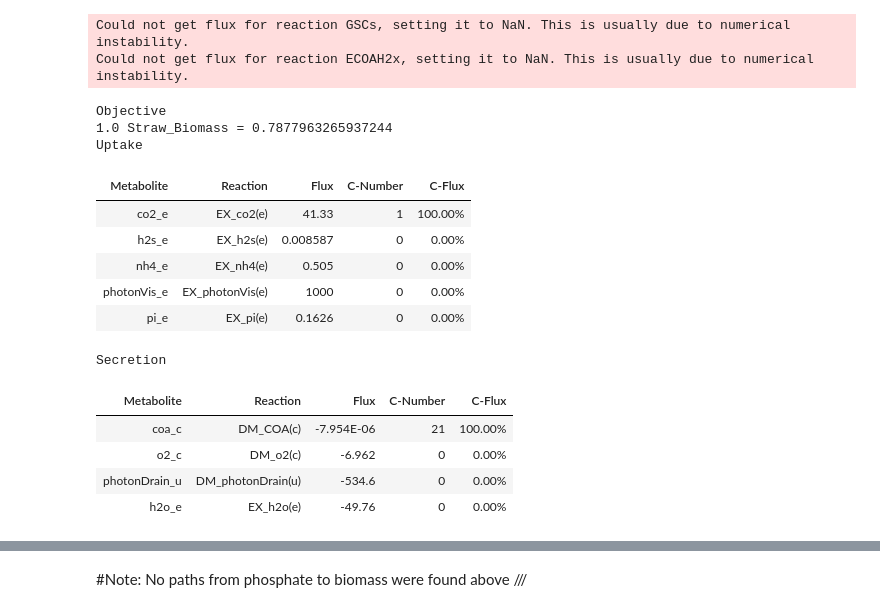
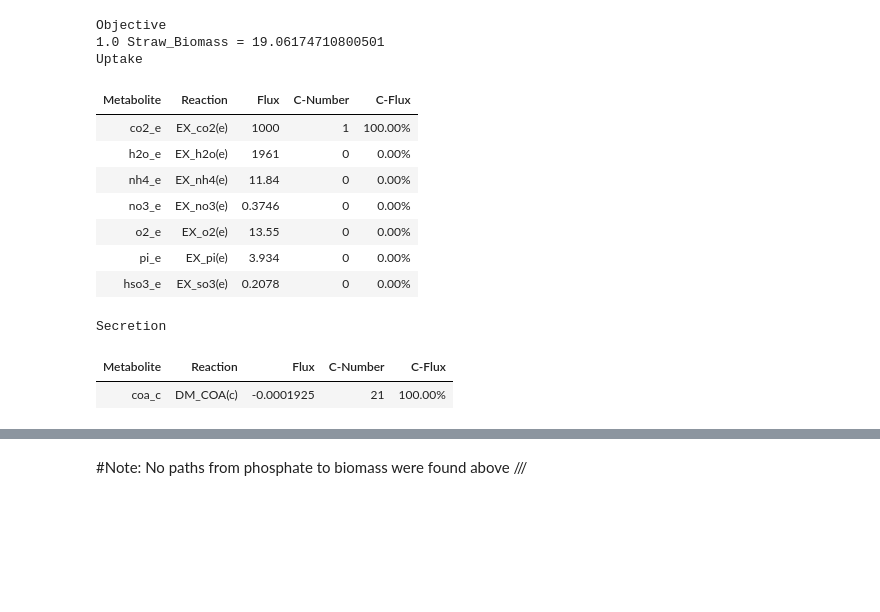
Before and after one commit to rtsantos3/RiceMM, a Jupyter notebook: Scripts/Sanity-checks.ipynb, the cells around one changed output, grey strips where cells are left out. Drawn from its saved outputs; the diff is of its cells as text; code cells hidden in the pictures; blank space fills up the shorter version.

Commit message:
Benchmarking infeasible loops in 1 & 2 cell model

```diff
--- a/Scripts/Sanity-checks.ipynb
+++ b/Scripts/Sanity-checks.ipynb
@@ -45,25 +73,0 @@ Use of GENE ASSOCIATION or GENE_ASSOCIATION in the notes element is discouraged,
-# %%
-#Test nga natin yung model2 kung ganyan rin siya.
-
-
-for item in model2.reactions:
-    if "EX_" in item.id:
-        item.lower_bound = 0
-
-
-model2.reactions.get_by_id('EX_photonVis_LPAREN_e_RPAREN_').lower_bound = -1000
-#     model2.reactions.get_by_id('EX_o2_LPAREN_e_RPAREN_').lower_bound = -10
-#     model2.reactions.get_by_id('EX_co2_LPAREN_e_RPAREN_').lower_bound = -10
-model2.reactions.get_by_id('EX_fe3_LPAREN_e_RPAREN_').lower_bound = -10
-# model2.reactions.get_by_id('EX_mg2_LPAREN_e_RPAREN_').lower_bound = -10
-model2.reactions.get_by_id('EX_no3_LPAREN_e_RPAREN_').lower_bound = -10
-model2.reactions.get_by_id('EX_so4_LPAREN_e_RPAREN_').lower_bound = -10
-model2.reactions.get_by_id('EX_h2o_LPAREN_e_RPAREN_').lower_bound = -10
-model2.reactions.get_by_id('EX_pi_LPAREN_e_RPAREN_').lower_bound = -1000
-model2.reactions.get_by_id('EX_h_LPAREN_e_RPAREN_').lower_bound = -10
-
-
-with model2:
-
-    cobra.flux_analysis.add_loopless(model2)
-    summ = model2.optimize()
@@ -142,39 +107,41 @@ for rows in file:
+# %%
+leaf_intact_bounds_dict = {}
+for rxns in model.reactions:
+    if rxns.id in leaf_inactive_rxns:
+        leaf_intact_bounds_dict[rxns.id] = rxns.bounds
 # %%
-#With phosphate import
+#With phosphate import, turned off reactions
 
 with model:
     for rxns in model.reactions:
         if rxns.id in leaf_inactive_rxns: #Turn off all reactions in list shown above
             rxns.bounds = (0,0)
 
     photo_medium = mm.read_medium_csv('../misc/photo_medium.csv', model)
     photo_medium['EX_co2(e)'] = 1000
-    photo_medium['EX_o2(e)'] = 1
-    photo_medium['EX_pi(e)'] = 1
-    photo_medium['EX_no3(e)'] = 1
+    photo_medium['EX_o2(e)'] = 1000
+    photo_medium['EX_pi(e)'] = 1000
+    photo_medium['EX_no3(e)'] = 1000
     photo_medium['EX_photonVis(e)'] = 1000
 
     model.medium = photo_medium
 
     summ_no_cofactor_cyc = model.summary()
     blocked_rxns_list = cobra.flux_analysis.find_blocked_reactions(model)
     cobra.io.write_sbml_model(model, '../model/for_testing/ios2164_1cell_turned_off_leaf_rxns.xml')
 summ_no_cofactor_cyc
 # %% [output]
-Could not get flux for reaction GSCs, setting it to NaN. This is usually due to numerical instability.
-Could not get flux for reaction ECOAH2x, setting it to NaN. This is usually due to numerical instability.
+Objective
+1.0 Straw_Biomass = 19.06174710800501
+Uptake
+| Metabolite | Reaction | Flux | C-Number | C-Flux |
+| co2_e | EX_co2(e) | 1000 | 1 | 100.00% |
+| h2o_e | EX_h2o(e) | 1961 | 0 | 0.00% |
+| nh4_e | EX_nh4(e) | 11.84 | 0 | 0.00% |
+| no3_e | EX_no3(e) | 0.3746 | 0 | 0.00% |
+| o2_e | EX_o2(e) | 13.55 | 0 | 0.00% |
+| pi_e | EX_pi(e) | 3.934 | 0 | 0.00% |
+| hso3_e | EX_so3(e) | 0.2078 | 0 | 0.00% |
-Objective
-1.0 Straw_Biomass = 0.7877963265937244
-Uptake
+Secretion
-| Metabolite | Reaction | Flux | C-Number | C-Flux |
-| co2_e | EX_co2(e) | 41.33 | 1 | 100.00% |
-| h2s_e | EX_h2s(e) | 0.008587 | 0 | 0.00% |
-| nh4_e | EX_nh4(e) | 0.505 | 0 | 0.00% |
-| photonVis_e | EX_photonVis(e) | 1000 | 0 | 0.00% |
-| pi_e | EX_pi(e) | 0.1626 | 0 | 0.00% |
-Secretion
 | Metabolite | Reaction | Flux | C-Number | C-Flux |
-| coa_c | DM_COA(c) | -7.954E-06 | 21 | 100.00% |
-| o2_c | DM_o2(c) | -6.962 | 0 | 0.00% |
-| photonDrain_u | DM_photonDrain(u) | -534.6 | 0 | 0.00% |
-| h2o_e | EX_h2o(e) | -49.76 | 0 | 0.00% |
+| coa_c | DM_COA(c) | -0.0001925 | 21 | 100.00% |
```
Also changed, not shown: parts of 13 cells of this notebook, 17 other files.
